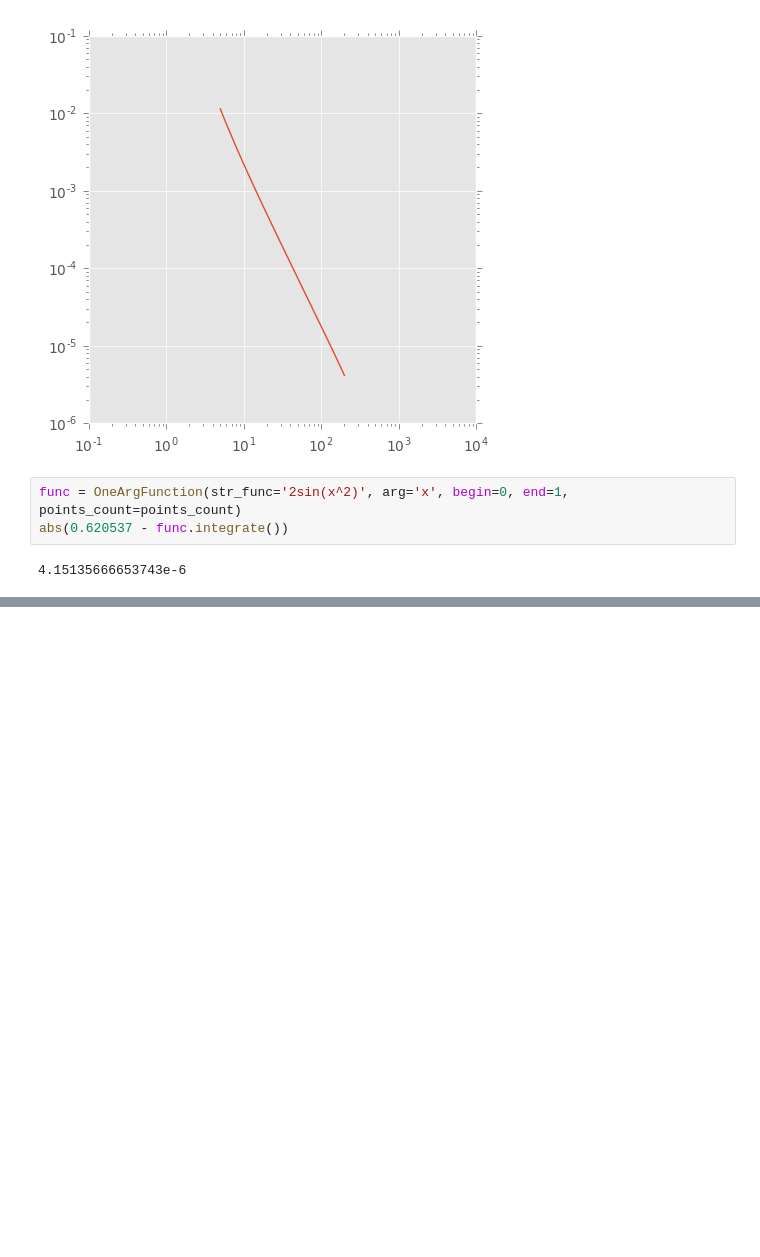
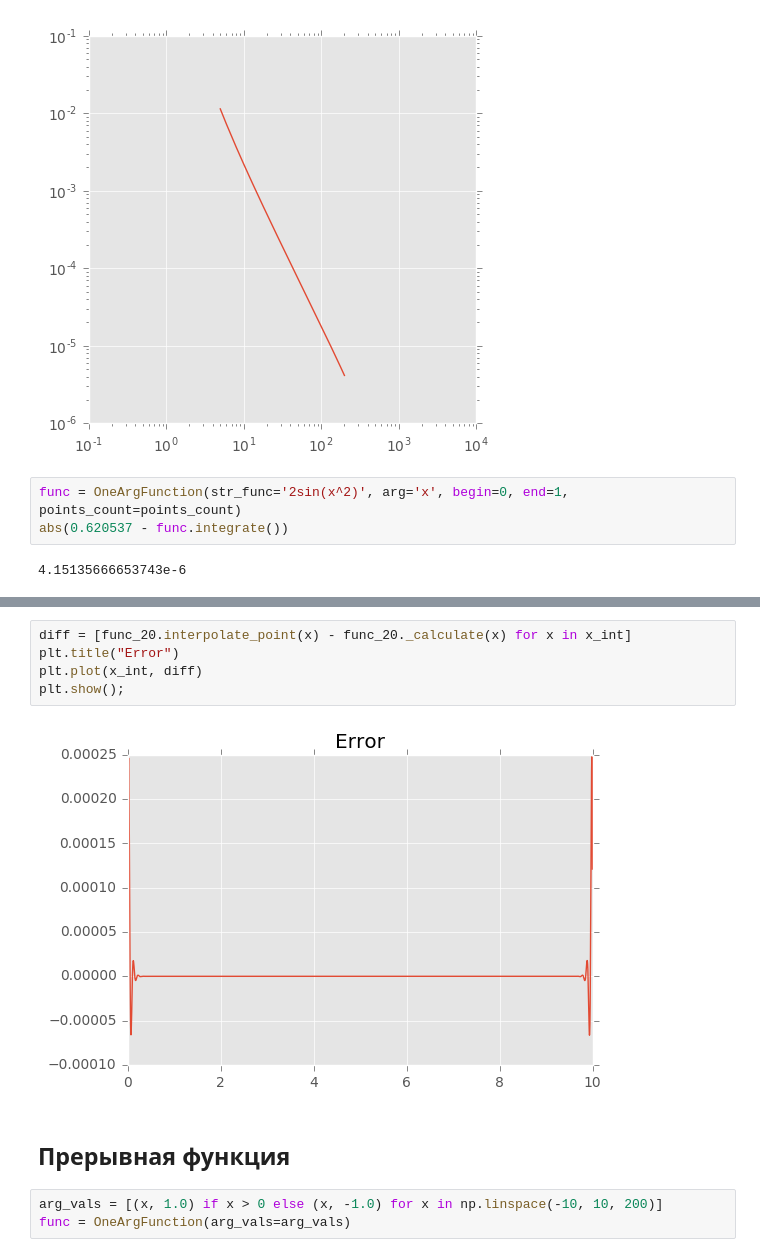
Before and after one commit to Alpus/AdAnalysis, a Jupyter notebook: analytics.ipynb, the cells around one changed output, grey strips where cells are left out. Cells and saved outputs as stored; diff of their text form; blank space fills up the shorter version.

```diff
--- a/analytics.ipynb
+++ b/analytics.ipynb
@@ -91,0 +112,12 @@ abs(0.620537 - func.integrate())
+# %%
+diff = [func_20.interpolate_point(x) - func_20._calculate(x) for x in x_int]
+plt.title("Error")
+plt.plot(x_int, diff)
+plt.show();
+# %% [output]
+[figure, added]
+# %% [markdown]
+## Прерывная функция
+# %%
+arg_vals = [(x, 1.0) if x > 0 else (x, -1.0) for x in np.linspace(-10, 10, 200)]
+func = OneArgFunction(arg_vals=arg_vals)
```
Also changed, not shown: parts of 24 cells of this notebook, 7 other files.
